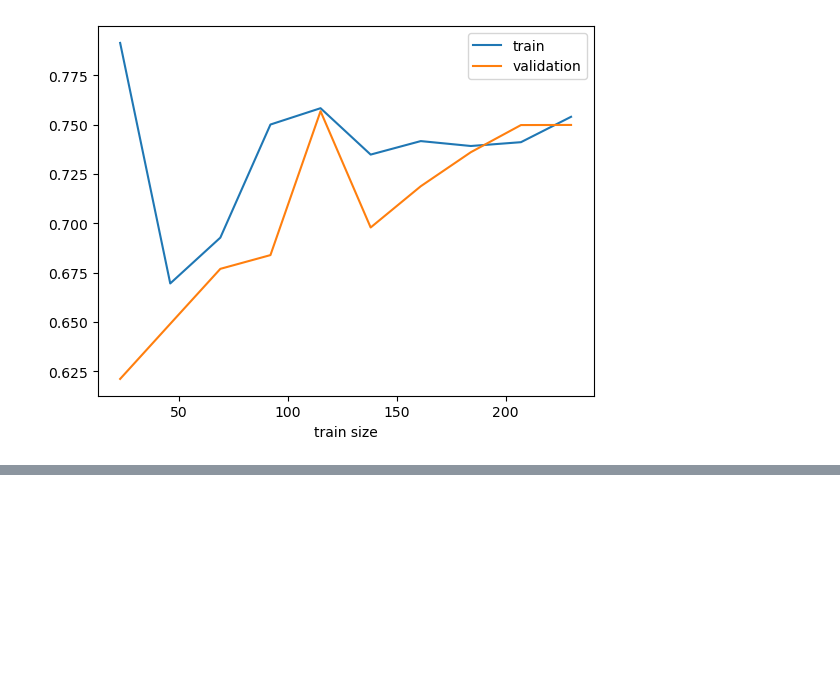
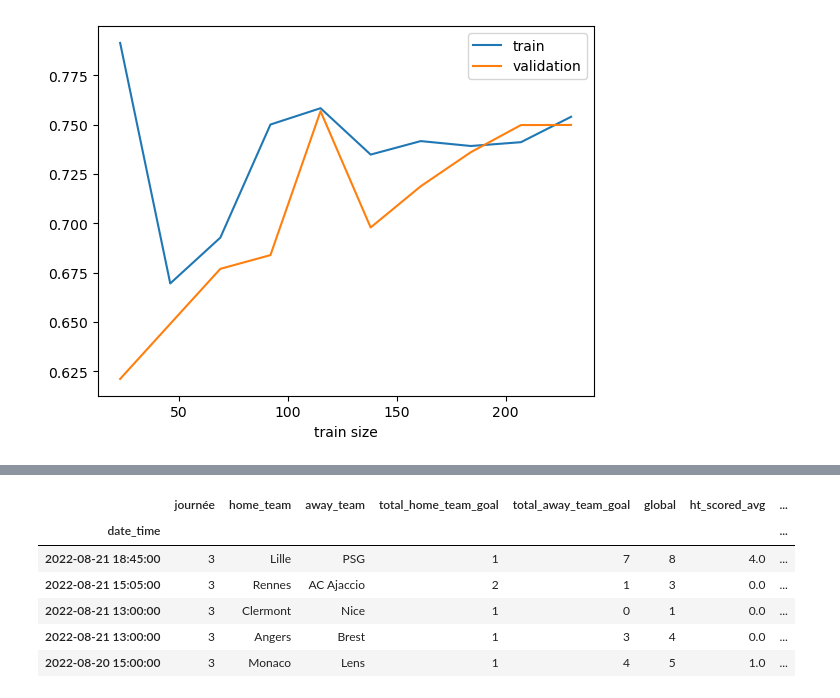
Before and after one commit to Hardfive/ProBettor, a Jupyter notebook: football/analysis/ipynb_checkpoints/modelling.ipynb, the cells around one changed output, grey strips where cells are left out. Saved outputs shown, nothing was run; the diff lists cells and outputs as text; code cells hidden in the pictures; blank space fills up the shorter version.

```diff
--- a/football/analysis/ipynb_checkpoints/modelling.ipynb
+++ b/football/analysis/ipynb_checkpoints/modelling.ipynb
@@ -220,0 +229,10 @@ But it seems generalized well than the other one.
+# %%
+dataset.head()
+# %% [output]
+|  | journée | home_team | away_team | total_home_team_goal | total_away_team_goal | global | ht_scored_avg | ... |
+| date_time |  |  |  |  |  |  |  | ... |
+| 2022-08-21 18:45:00 | 3 | Lille | PSG | 1 | 7 | 8 | 4.0 | ... |
+| 2022-08-21 15:05:00 | 3 | Rennes | AC Ajaccio | 2 | 1 | 3 | 0.0 | ... |
+| 2022-08-21 13:00:00 | 3 | Clermont | Nice | 1 | 0 | 1 | 0.0 | ... |
+| 2022-08-21 13:00:00 | 3 | Angers | Brest | 1 | 3 | 4 | 0.0 | ... |
+| 2022-08-20 15:00:00 | 3 | Monaco | Lens | 1 | 4 | 5 | 1.0 | ... |
```
Also changed, not shown: parts of 29 cells of this notebook.
